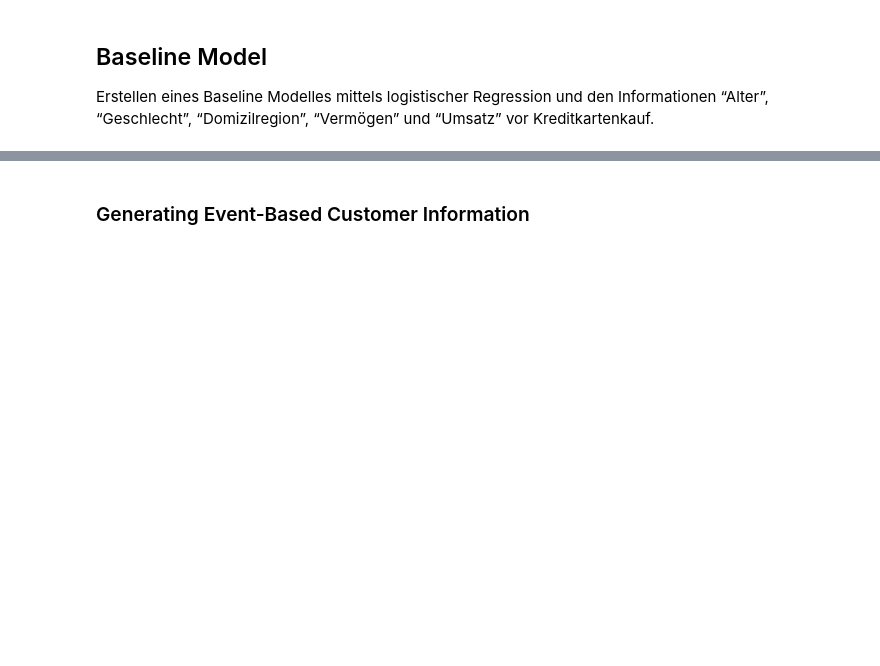
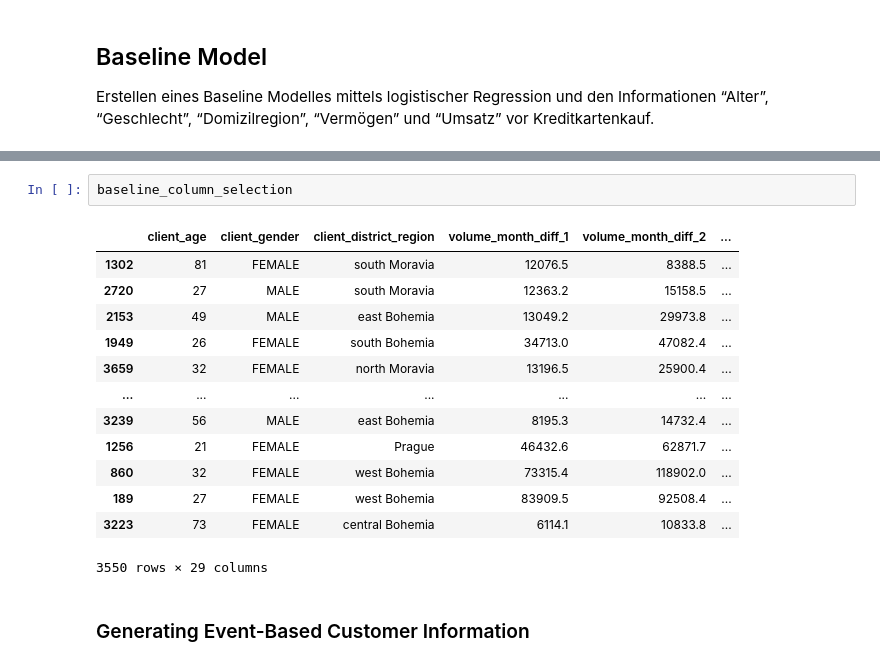
Before and after one commit to okaynils/fhnw-ds-aml, a Jupyter notebook: notebook.ipynb, the cells around one changed output, grey strips where cells are left out. Saved outputs shown, nothing was run; the diff lists cells and outputs as text; blank space fills up the shorter version.

```diff
--- a/notebook.ipynb
+++ b/notebook.ipynb
@@ -867,3 +862,19 @@ print(results_df)
+# %%
+baseline_column_selection
+# %% [output]
+|  | client_age | client_gender | client_district_region | volume_month_diff_1 | volume_month_diff_2 | ... |
+| 1302 | 81 | FEMALE | south Moravia | 12076.5 | 8388.5 | ... |
+| 2720 | 27 | MALE | south Moravia | 12363.2 | 15158.5 | ... |
+| 2153 | 49 | MALE | east Bohemia | 13049.2 | 29973.8 | ... |
+| 1949 | 26 | FEMALE | south Bohemia | 34713.0 | 47082.4 | ... |
+| 3659 | 32 | FEMALE | north Moravia | 13196.5 | 25900.4 | ... |
+| ... | ... | ... | ... | ... | ... | ... |
+| 3239 | 56 | MALE | east Bohemia | 8195.3 | 14732.4 | ... |
+| 1256 | 21 | FEMALE | Prague | 46432.6 | 62871.7 | ... |
+| 860 | 32 | FEMALE | west Bohemia | 73315.4 | 118902.0 | ... |
+| 189 | 27 | FEMALE | west Bohemia | 83909.5 | 92508.4 | ... |
+| 3223 | 73 | FEMALE | central Bohemia | 6114.1 | 10833.8 | ... |
+3550 rows × 29 columns
 # %% [markdown]
 ### Generating Event-Based Customer Information
 # %%
```
Also changed, not shown: parts of 25 cells of this notebook, 1 other file.
